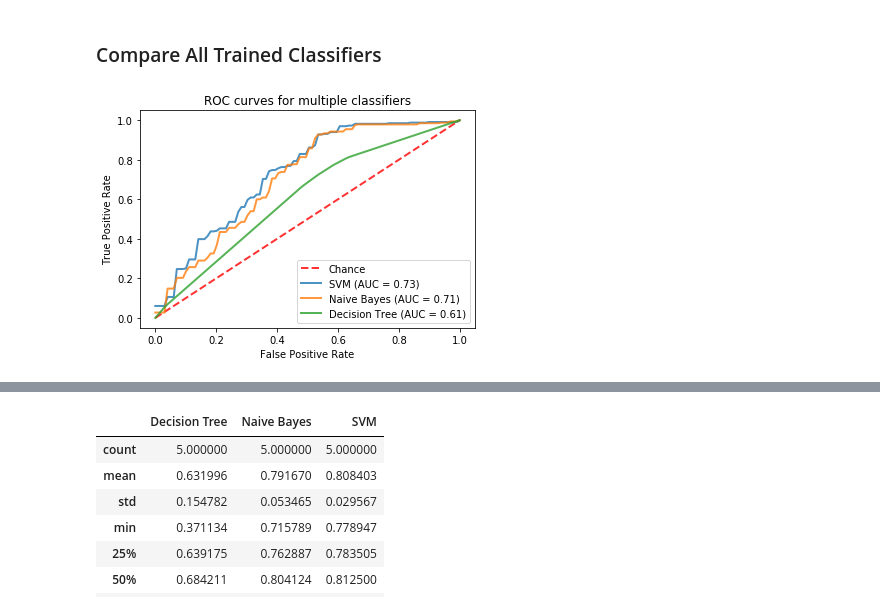
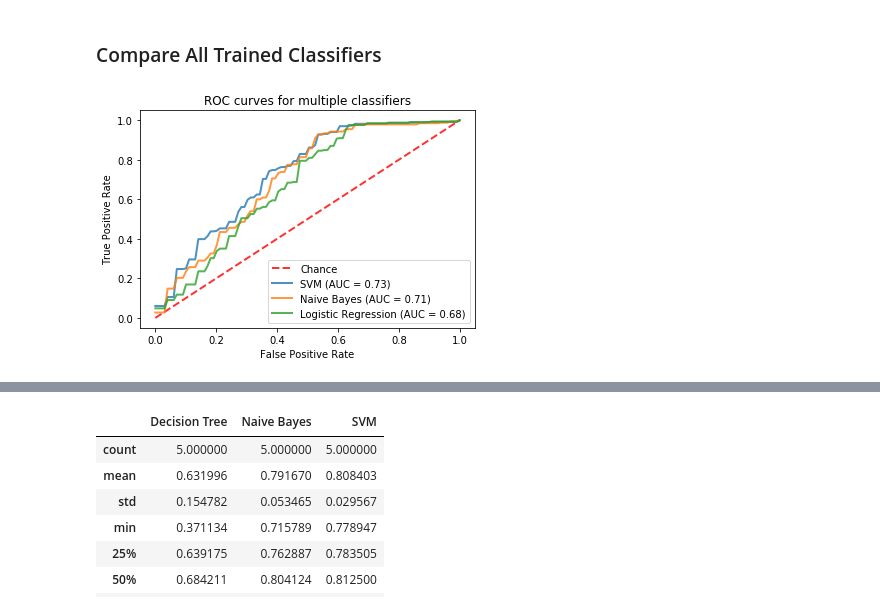
Before and after one commit to vipulpopat/MSCAI_Sem1_Etivity4, a Jupyter notebook: Lab 4 - Comparison of Classifiers - Main.ipynb, the cells around one changed output, grey strips where cells are left out. Cells and saved outputs as stored; diff of their text form; code cells hidden in the pictures.

```diff
--- a/Lab 4 - Comparison of Classifiers - Main.ipynb
+++ b/Lab 4 - Comparison of Classifiers - Main.ipynb
@@ -134,12 +134,12 @@ pyplot.plot(re, precision, marker='.')
 # %%
-# Create a Naive Bayes classifier object with default parameters (note: Naive Bayes is a probabilistic classifier by default)
-DT_classifier = DecisionTreeClassifier()
+# Create a Logistic Regression classifier object with default parameters (note: Naive Bayes is a probabilistic classifier by default)
+LR_classifier = LogisticRegression()
 
 # Train and evaluate the classifier by applying 5-fold cross validation.
 # We use 5 folds only, because the data set is rather small.
-accuracies_DT, f1_scores_DT, tprs_DT, aucs_DT, _, _, _ = evaluate_classifier(folds=5,
+accuracies_LR, f1_scores_LR, tprs_LR, aucs_LR, precision_LR, recall_LR, thresholds_LR = evaluate_classifier(folds=5,
                                                                     p=predictors, t=target,
-                                                                    classifier=DT_classifier,
+                                                                    classifier=LR_classifier,
                                                                     mean_fpr=mean_fpr)
 # runs k-fold cross validation to measure various metrics of a classifier:
 #        accuracies - an array of accuracies for each fold
@@ -160,8 +165,8 @@ plot_roc_mean(mean_fpr, tprs_DT, aucs_DT, 'Random Forest')
 ### Compare All Trained Classifiers
 # %%
 plot_roc_multiple_classifiers(mean_fpr,
-                              np.stack((np.mean(tprs_SVM, axis=0), np.mean(tprs_NB, axis=0), np.mean(tprs_DT, axis=0))),
-                              np.array([np.mean(aucs_SVM), np.mean(aucs_NB), np.mean(aucs_DT)]),
-                              np.array(['SVM', 'Naive Bayes', 'Decision Tree']))
+                              np.stack((np.mean(tprs_SVM, axis=0), np.mean(tprs_NB, axis=0), np.mean(tprs_LR, axis=0))),
+                              np.array([np.mean(aucs_SVM), np.mean(aucs_NB), np.mean(tprs_LR)]),
+                              np.array(['SVM', 'Naive Bayes', 'Logistic Regression']))
 # %% [output]
-[figure, old version]
+[figure, new version]
```
Also changed, not shown: parts of 8 cells of this notebook, 1 other file.
